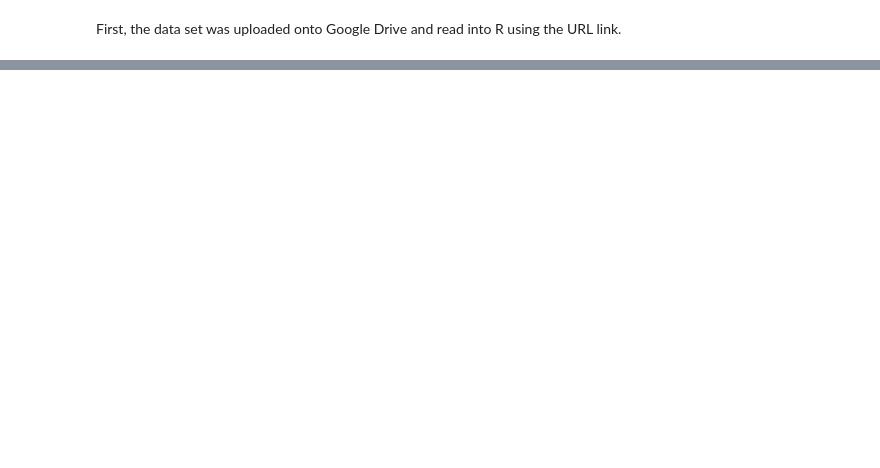
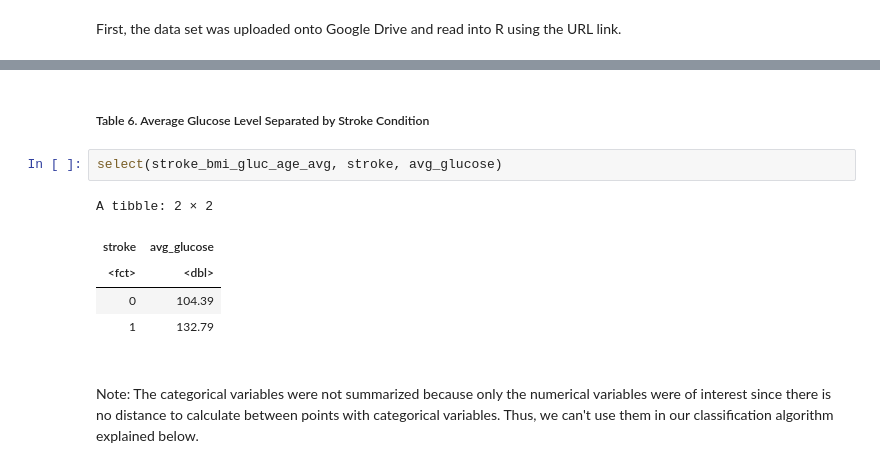
Before and after one commit to inigogrch/dsci-100-2022w2-group-29-section-007, a Jupyter notebook: Report.ipynb, the cells around one changed output, grey strips where cells are left out. Saved outputs shown, nothing was run; the diff lists cells and outputs as text; blank space fills up the shorter version.

```diff
--- a/Report.ipynb
+++ b/Report.ipynb
@@ -104,0 +194,12 @@ A tibble: 2 × 3
+# %% [markdown]
+##### Table 6. Average Glucose Level Separated by Stroke Condition
+# %%
+select(stroke_bmi_gluc_age_avg, stroke, avg_glucose)
+# %% [output]
+A tibble: 2 × 2
+| stroke | avg_glucose |
+| <fct> | <dbl> |
+| 0 | 104.39 |
+| 1 | 132.79 |
+# %% [markdown]
+<br> Note: The categorical variables were not summarized because only the numerical variables were of interest since there is no distance to calculate between points with categorical variables. Thus, we can't use them in our classification algorithm explained below.
```
Also changed, not shown: parts of 56 cells of this notebook.
